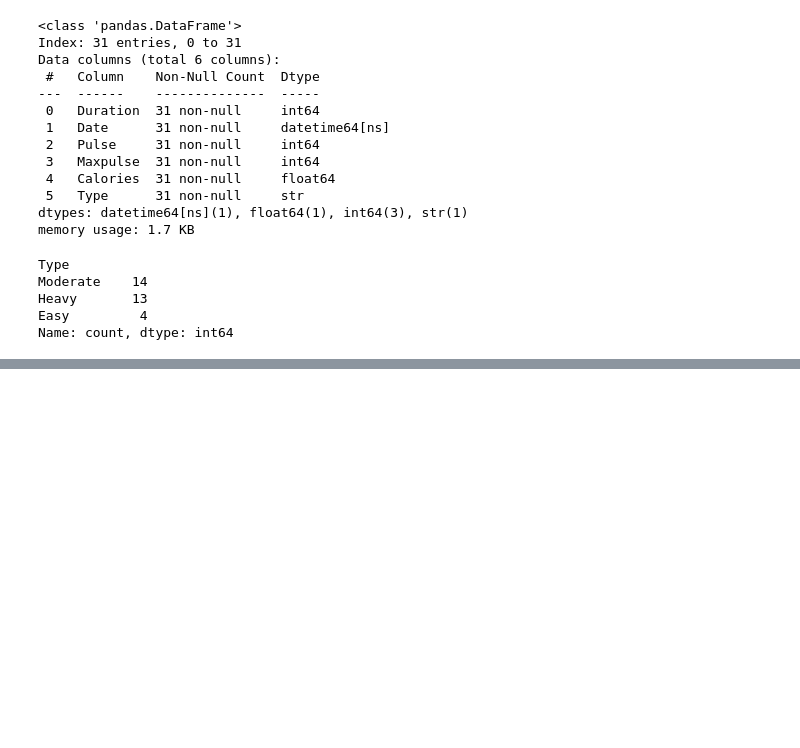
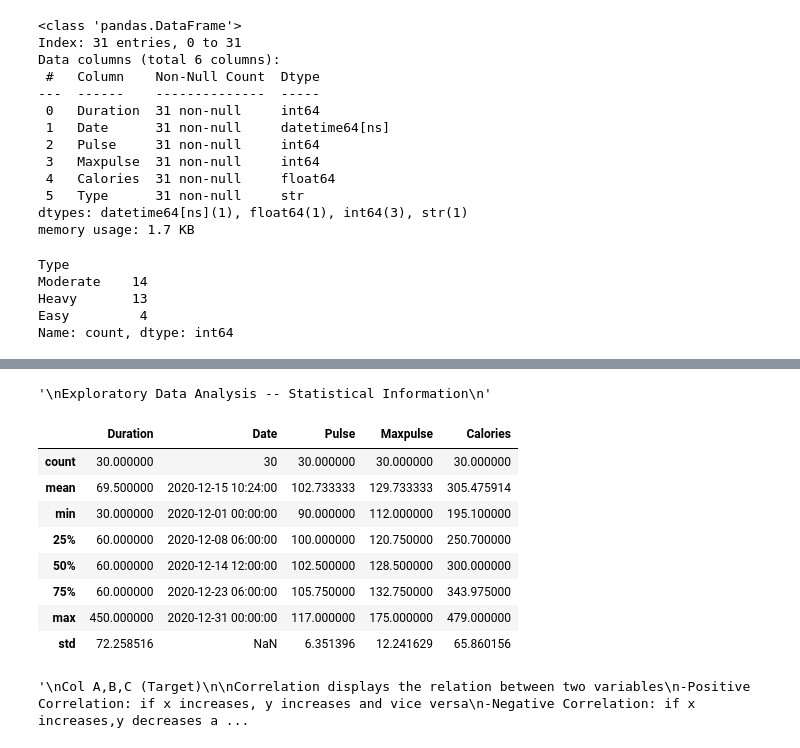
Before and after one commit to Irtisam99/Python_Programming, a Jupyter notebook: Advanced_pandas.ipynb, the cells around one changed output, grey strips where cells are left out. Cells and saved outputs as stored; diff of their text form; code cells hidden in the pictures; blank space fills up the shorter version.

```diff
--- a/Advanced_pandas.ipynb
+++ b/Advanced_pandas.ipynb
@@ -179,0 +204,8 @@ Remove Outliers
+# %%
+Q1=df['Pulse'].quantile(0.25)
+Q3=df['Pulse'].quantile(0.75)
+IQR=Q3-Q1
+print(IQR)
+L=Q1-1.5*IQR
+R=Q3+1.5*IQR
+print(L,R)
@@ -179,0 +215,3 @@ Remove Outliers
+# %%
+mask_outlier=df['Pulse'].between(L,R)
+df[~mask_outlier]
@@ -179,0 +221,2 @@ Remove Outliers
+# %%
+df=df[mask_outlier]
@@ -179,0 +239,34 @@ Remove Outliers
+# %%
+"""
+Exploratory Data Analysis -- Statistical Information
+"""
+# %% [output]
+'\nExploratory Data Analysis -- Statistical Information\n'
+# %%
+df.describe()
+# %% [output]
+|  | Duration | Date | Pulse | Maxpulse | Calories |
+| count | 30.000000 | 30 | 30.000000 | 30.000000 | 30.000000 |
+| mean | 69.500000 | 2020-12-15 10:24:00 | 102.733333 | 129.733333 | 305.475914 |
+| min | 30.000000 | 2020-12-01 00:00:00 | 90.000000 | 112.000000 | 195.100000 |
+| 25% | 60.000000 | 2020-12-08 06:00:00 | 100.000000 | 120.750000 | 250.700000 |
+| 50% | 60.000000 | 2020-12-14 12:00:00 | 102.500000 | 128.500000 | 300.000000 |
+| 75% | 60.000000 | 2020-12-23 06:00:00 | 105.750000 | 132.750000 | 343.975000 |
+| max | 450.000000 | 2020-12-31 00:00:00 | 117.000000 | 175.000000 | 479.000000 |
+| std | 72.258516 | NaN | 6.351396 | 12.241629 | 65.860156 |
+# %%
+"""
+Col A,B,C (Target)
+
+Correlation displays the relation between two variables
+-Positive Correlation: if x increases, y increases and vice versa
+-Negative Correlation: if x increases,y decreases and vice versa
+
+Strength of correlation: [-1.1]
+col A and col B correlation value is 1  ( Strongly positively correlated )
+col A and col B correlation value is -1  ( Strongly negatively correlated )
+col A and col B correlation value is 0  (No correlation)
+
+"""
+# %% [output]
+'\nCol A,B,C (Target)\n\nCorrelation displays the relation between two variables\n-Positive Correlation: if x increases, y increases and vice versa\n-Negative Correlation: if x increases,y decreases a ...
```
Also changed, not shown: parts of 9 cells of this notebook.
